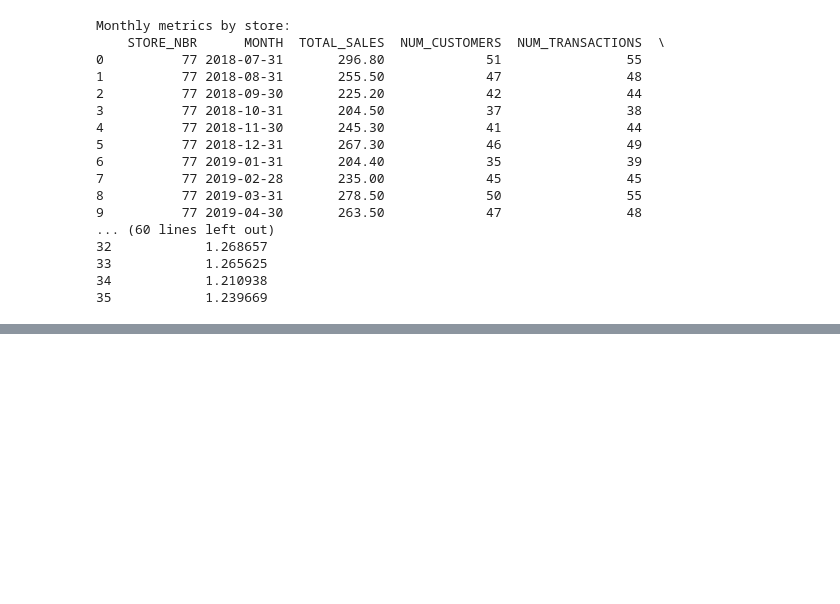
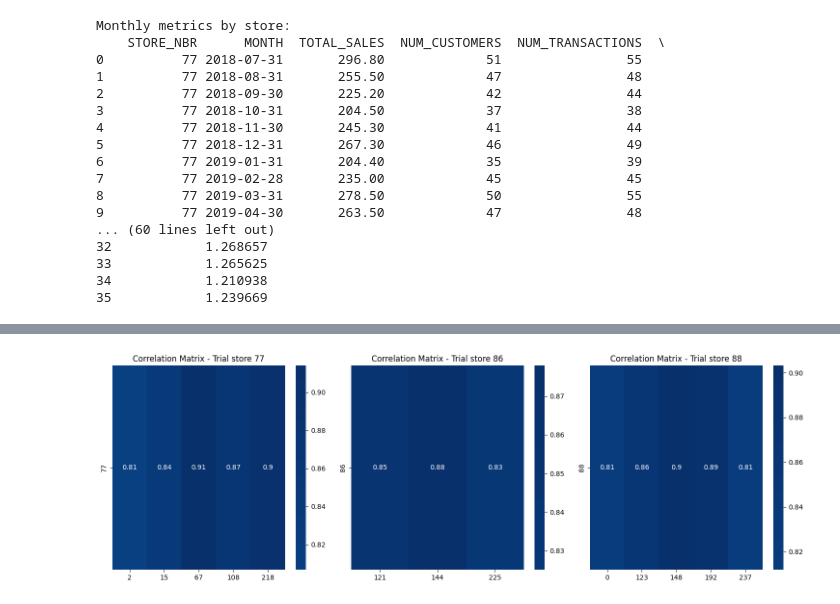
Before and after one commit to hamzaelmanar/quantium, a Jupyter notebook: notebooks/Quantium - Task 2.ipynb, the cells around one changed output, grey strips where cells are left out. Saved outputs shown, nothing was run; the diff lists cells and outputs as text; code cells hidden in the pictures; blank space fills up the shorter version.

```diff
--- a/notebooks/Quantium - Task 2.ipynb
+++ b/notebooks/Quantium - Task 2.ipynb
@@ -28,6 +33,6 @@ memory usage: 28.3+ MB
 # %%
 # Trial stores dataframe
-trial_store = df[df['STORE_NBR'].isin([77, 86, 88])][['DATE', 'STORE_NBR', 'LYLTY_CARD_NBR', 'TOT_SALES']]
+trial_store = df[df['STORE_NBR'].isin([86, 86, 88])][['DATE', 'STORE_NBR', 'LYLTY_CARD_NBR', 'TOT_SALES']]
 trial_store.head()
 # %% [output]
 |  | DATE | STORE_NBR | LYLTY_CARD_NBR | TOT_SALES |
@@ -148,0 +147,4 @@ control_stores
+# %%
+# Selecting data before the trial period for correlation calculation (i.e <= 31/01/2019)
+corr_control_stores = control_monthly_metrics[["STORE_NBR","MONTH","TOTAL_SALES"]][control_monthly_metrics["MONTH"] <= "31/01/2019"].reset_index()
+corr_trial_stores   = trial_monthly_metrics[["STORE_NBR","MONTH","TOTAL_SALES"]][control_monthly_metrics["MONTH"] <= "31/01/2019"].reset_index()
@@ -148,0 +198,17 @@ control_stores
+# %%
+# Select most correlated control store to each trial store + heatmap visualisation
+corr_matrix77 = corr_matrix["77"][corr_matrix["77"] > 0.8]
+corr_matrix86 = corr_matrix["86"][corr_matrix["86"] > 0.8]
+corr_matrix88 = corr_matrix["88"][corr_matrix["88"] > 0.8]
+
+print("Potential control stores to trial store no : 77")
+print(corr_matrix77)
+print("\n")
+
+print("Potential control stores to trial store no : 86")
+print(corr_matrix86)
+print("\n")
+
+print("Potential control stores to trial store no : 88")
+print(corr_matrix88)
+print("\n")
@@ -148,0 +233,24 @@ control_stores
+# %%
+# Drawing heatmaps to each correlation matrix
+# Create figure with 3 subplots
+plt.figure(figsize=(15, 5))
+
+# Heatmap for store 77
+plt.subplot(131)
+sns.heatmap(pd.DataFrame(corr_matrix77).T, annot=True, cmap='Blues', center=0)
+plt.title('Correlation Matrix - Trial store 77')
+
+# Heatmap for store 86
+plt.subplot(132)
+sns.heatmap(pd.DataFrame(corr_matrix86).T, annot=True, cmap='Blues', center=0)
+plt.title('Correlation Matrix - Trial store 86')
+
+# Heatmap for store 88
+plt.subplot(133)
+sns.heatmap(pd.DataFrame(corr_matrix88).T, annot=True, cmap='Blues', center=0)
+plt.title('Correlation Matrix - Trial store 88')
+
+plt.tight_layout()
+plt.show()
+# %% [output]
+[figure, added]
```
Also changed, not shown: parts of 14 cells of this notebook.
